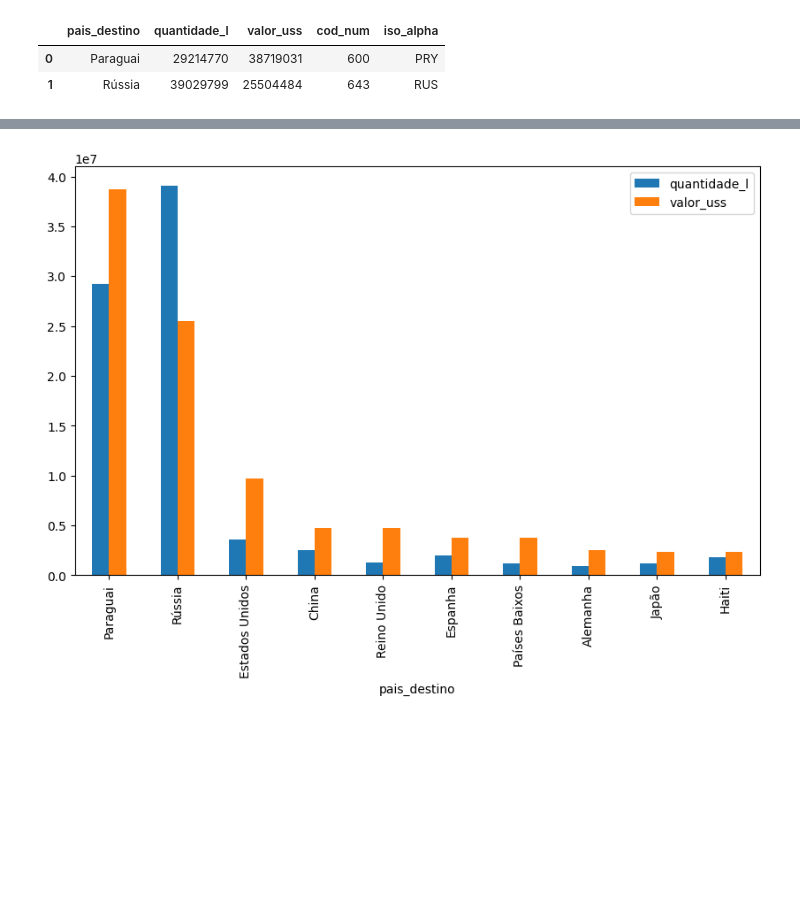
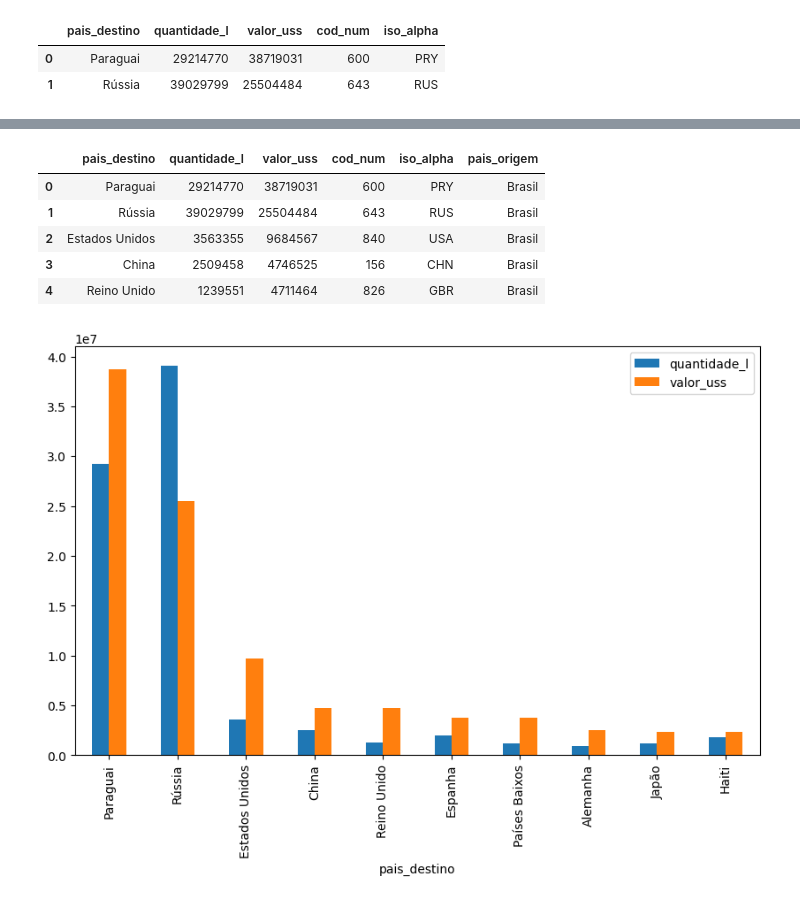
Before and after one commit to arianesannt/notebooks, a Jupyter notebook: Desafio_tech_challenge_organizado.ipynb, the cells around one changed output, grey strips where cells are left out. Cells and saved outputs as stored; diff of their text form; code cells hidden in the pictures; blank space fills up the shorter version.

```diff
--- a/Desafio_tech_challenge_organizado.ipynb
+++ b/Desafio_tech_challenge_organizado.ipynb
@@ -253,0 +225,10 @@ plot.show()
+# %%
+exportacao_long_por_pais_top10['pais_origem'] = 'Brasil'
+exportacao_long_por_pais_top10.head()
+# %% [output]
+|  | pais_destino | quantidade_l | valor_uss | cod_num | iso_alpha | pais_origem |
+| 0 | Paraguai | 29214770 | 38719031 | 600 | PRY | Brasil |
+| 1 | Rússia | 39029799 | 25504484 | 643 | RUS | Brasil |
+| 2 | Estados Unidos | 3563355 | 9684567 | 840 | USA | Brasil |
+| 3 | China | 2509458 | 4746525 | 156 | CHN | Brasil |
+| 4 | Reino Unido | 1239551 | 4711464 | 826 | GBR | Brasil |
```
Also changed, not shown: parts of 10 cells of this notebook.
